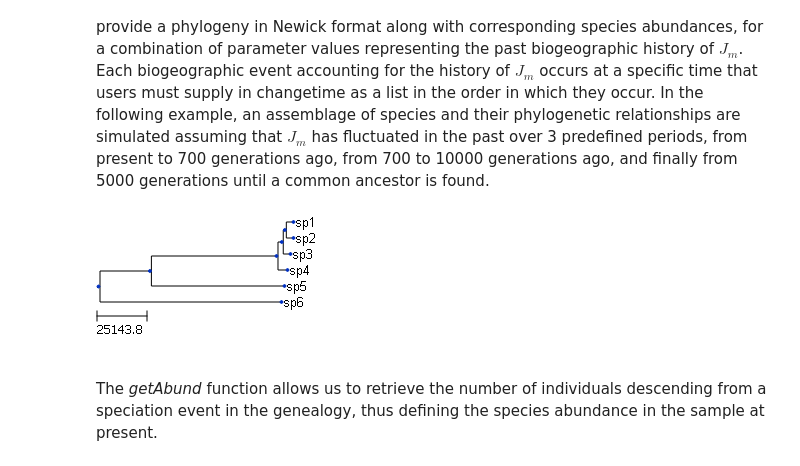
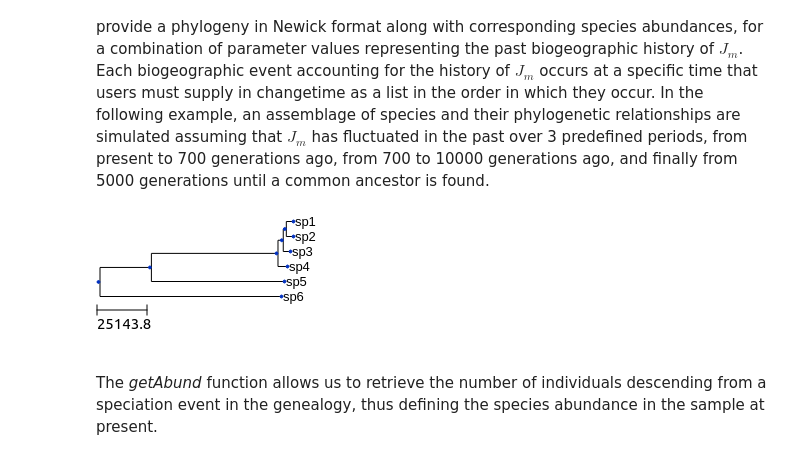
Before and after one commit to thegreatlizzyator/ecophylo, a Jupyter notebook: ms_mee/ms.ipynb, the cells around one changed output. Saved outputs shown, nothing was run; the diff lists cells and outputs as text; code cells hidden in the pictures.

```diff
--- a/ms_mee/ms.ipynb
+++ b/ms_mee/ms.ipynb
@@ -40,19 +40,21 @@ The ecophylo package essentially articulates itself around the ecophylo.simulate
 # %%
 import ecophylo
 n = 25 #the number of sampled individuals
 deme_sizes = [[5000,10000,50000]] # the size of the assemblage in the past, the first element is the current assemblage size
 mu = 0.001 # the point mutation rate
 changetimes = [[0,700,10000]] # the dates (in generation time) at which the assemblage has changed sizes in the past
 
 
 tree = ecophylo.simulate(samples = n,
                          deme_sizes= deme_sizes,
                          mu = mu,
                          changetimes= changetimes, seed= 42)
 
-tree.render("%%inline")
+#tree.render("%%inline")
+from IPython.display import display
+display(tree.render("%%inline"))
 # %% [output]
-[figure, old version]
+[figure, new version]
 # %% [markdown]
 The *getAbund* function allows us to retrieve the number of individuals descending from a speciation event in the genealogy, thus defining the species abundance in the sample at present.
 # %%
```
Also changed, not shown: parts of 6 cells of this notebook.
